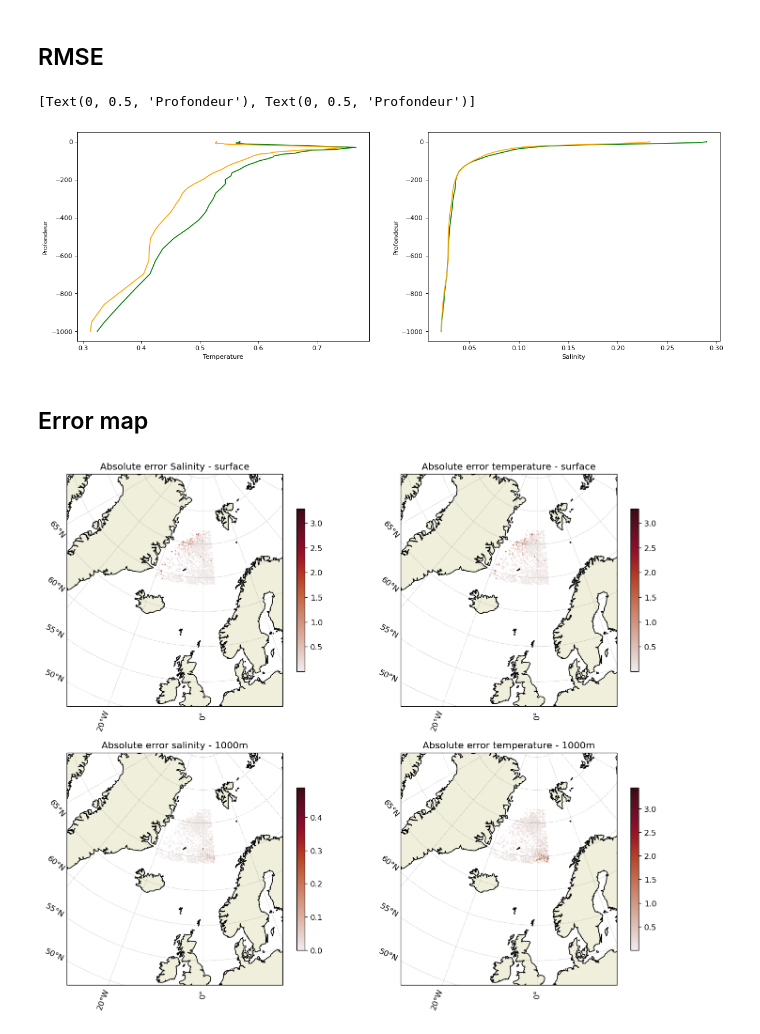
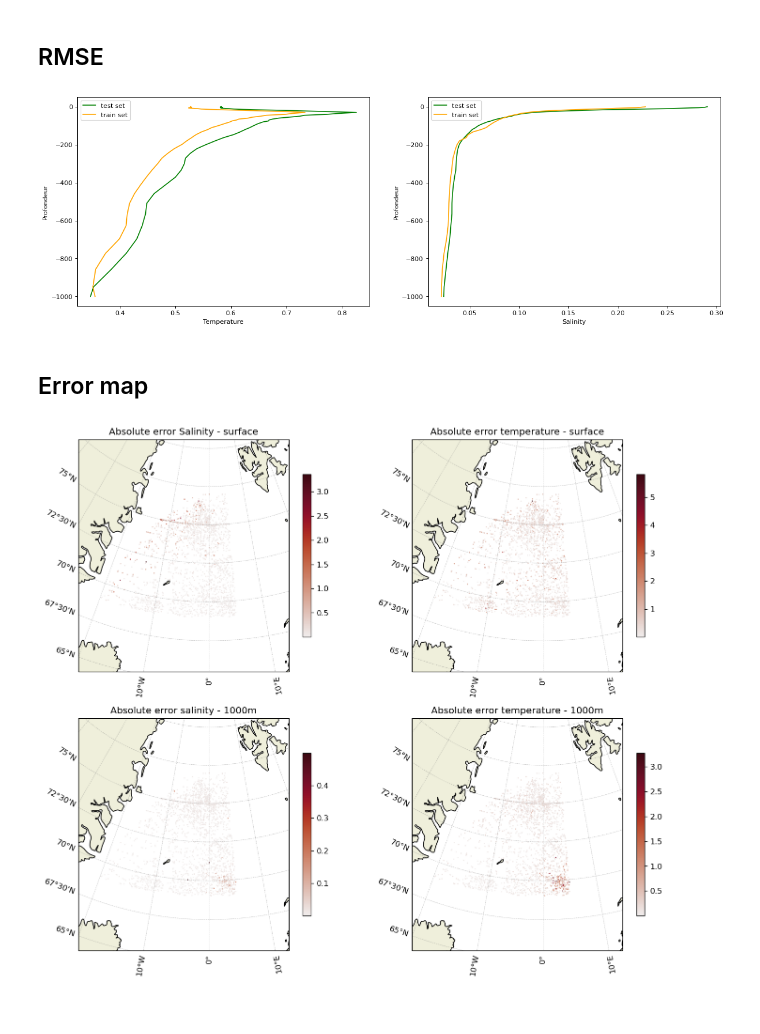
Before and after one commit to euroargodev/OSnet, a Jupyter notebook: Verification_prediction.ipynb, the cells around one changed output. Saved outputs shown, nothing was run; the diff lists cells and outputs as text; code cells hidden in the pictures.

```diff
--- a/Verification_prediction.ipynb
+++ b/Verification_prediction.ipynb
@@ -118,55 +111,57 @@ dss_2 = d_train.isel(N_PROF=n)
 fig, ax = plt.subplots(nrows=1, ncols=2, figsize=(18,6), dpi=80, facecolor='w', edgecolor='k')
 
 
-ax[0].plot(dss['rmse_T_model'][0], -dss['PRES_INTERPOLATED'], label='obs',c = 'green')
-ax[0].plot(dss_2['rmse_T_model'][0], -dss['PRES_INTERPOLATED'], label='predicted',c = 'orange')
+ax[0].plot(dss['rmse_T_model'][0], -dss['DEPTH'], label='test set',c = 'green')
+ax[0].plot(dss_2['rmse_T_model'][0], -dss['DEPTH'], label='train set',c = 'orange')
 
 
-ax[1].plot(dss['rmse_S_model'][0], -dss['PRES_INTERPOLATED'], label='obs',c = 'green')
-ax[1].plot(dss_2['rmse_S_model'][0], -dss['PRES_INTERPOLATED'], label='predicted',c = 'orange')
+ax[1].plot(dss['rmse_S_model'][0], -dss['DEPTH'], label='test set',c = 'green')
+ax[1].plot(dss_2['rmse_S_model'][0], -dss['DEPTH'], label='train set',c = 'orange')
 
 plt.setp(ax[0], xlabel='Temperature')
 plt.setp(ax[1], xlabel='Salinity')
 
 plt.setp(ax[0 : 2], ylabel='Profondeur')
+
+leg = ax[0].legend();
+leg = ax[1].legend();
 # %% [output]
-[Text(0, 0.5, 'Profondeur'), Text(0, 0.5, 'Profondeur')]
-[figure, old version]
+[figure, new version]
 # %% [markdown]
 ## Error map
 # %%
 proj=ccrs.NorthPolarStereo()
 land_feature = cfeature.NaturalEarthFeature(
 category='physical', name='land', scale='50m', facecolor=[0.9375, 0.9375, 0.859375])
-extent = np.array([17, -30, 50, 85])
+extent = np.array([12, -20, 65, 80])
 subplot_kw = {'projection': proj, 'extent': extent}
 
-ds = d_test.isel(PRES_INTERPOLATED=0)
+ds = d_test.isel(DEPTH=0)
 
 fig, ax = plt.subplots(nrows=2, ncols=2, figsize=(14, 12), dpi=120, facecolor='w', edgecolor='k', subplot_kw=subplot_kw)
 te = ax[0,0].scatter(ds.LONGITUDE,ds.LATITUDE,c = ds.ae_S,transform=ccrs.PlateCarree(), s = .2,cmap =  cmocean.cm.amp)
 cbar = plt.colorbar(te, ax=ax[0,0], shrink=0.7)
 ax[0,0].set_title('Absolute error Salinity - surface')
 
-te = ax[0,1].scatter(ds.LONGITUDE,ds.LATITUDE,c = ds.ae_S,transform=ccrs.PlateCarree(), s = .2,cmap =  cmocean.cm.amp)
+te = ax[0,1].scatter(ds.LONGITUDE,ds.LATITUDE,c = ds.ae_T,transform=ccrs.PlateCarree(), s = .2,cmap =  cmocean.cm.amp)
 cbar = plt.colorbar(te, ax=ax[0,1], shrink=0.7)
 ax[0,1].set_title('Absolute error temperature - surface')
 
-ds = d_test.isel(PRES_INTERPOLATED=50)
+ds = d_test.isel(DEPTH=50)
 
 te = ax[1,0].scatter(ds.LONGITUDE,ds.LATITUDE,c = ds.ae_S,transform=ccrs.PlateCarree(), s = .2,cmap =  cmocean.cm.amp)
 cbar = plt.colorbar(te, ax=ax[1,0], shrink=0.7)
 ax[1,0].set_title('Absolute error salinity - 1000m')
 
 te = ax[1,1].scatter(ds.LONGITUDE,ds.LATITUDE,c = ds.ae_T,transform=ccrs.PlateCarree(), s = .2,cmap =  cmocean.cm.amp)
 cbar = plt.colorbar(te, ax=ax[1,1], shrink=0.7)
 ax[1,1].set_title('Absolute error temperature - 1000m')
 
 for i in np.arange(2):
     for j in np.arange(2):
         ax[i,j].add_feature(land_feature, edgecolor='black')
         gl = ax[i,j].gridlines(draw_labels=True, dms=True, x_inline=False, y_inline=False,linewidth=.5, color='gray', alpha=0.5, linestyle='--')
         gl.top_labels = False
         gl.right_labels = False
 # %% [output]
-[figure, old version]
+[figure, new version]
```
Also changed, not shown: parts of 3 cells of this notebook, 9 other files.
